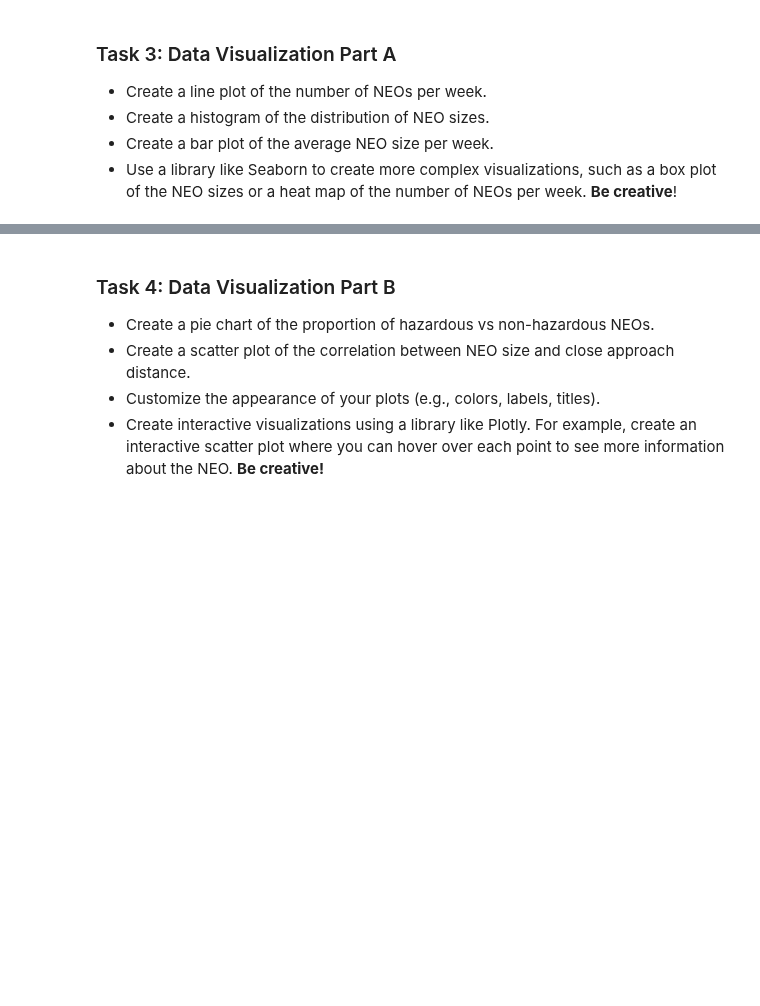
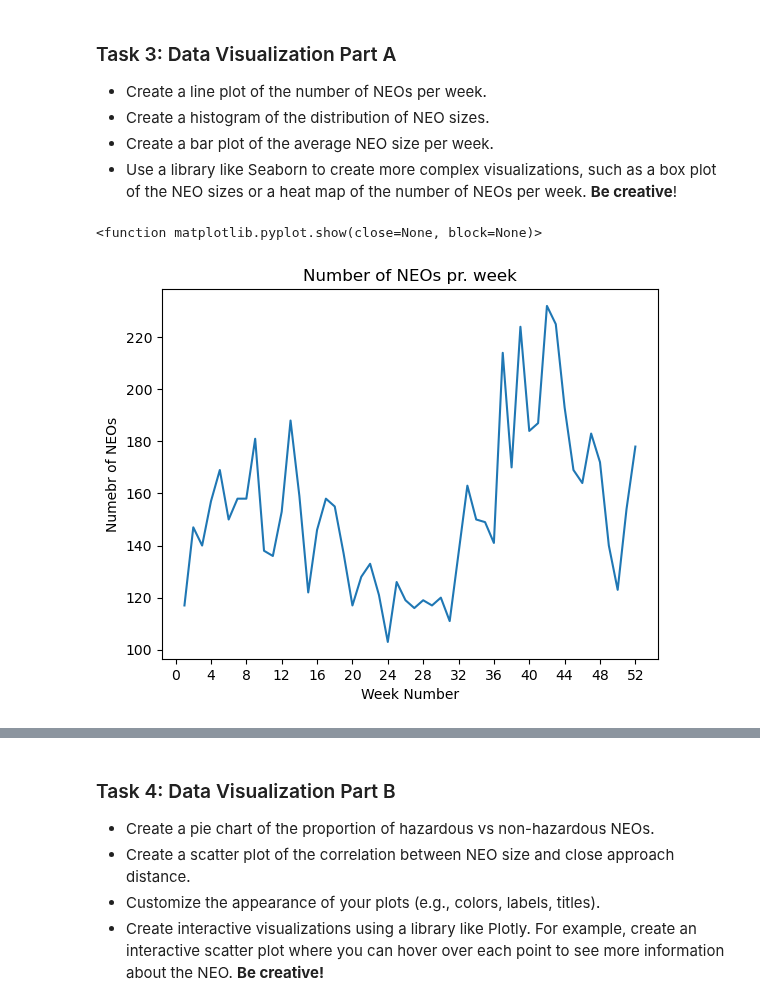
Before and after one commit to HatzeDJ/62444-Repository, a Jupyter notebook: 5_nasa_data_collection_and_visualization.ipynb, the cells around one changed output, grey strips where cells are left out. Saved outputs shown, nothing was run; the diff lists cells and outputs as text; code cells hidden in the pictures; blank space fills up the shorter version.

Commit message:
Update task 3

```diff
--- a/5_nasa_data_collection_and_visualization.ipynb
+++ b/5_nasa_data_collection_and_visualization.ipynb
@@ -132,3 +132,31 @@ Name: is_potentially_hazardous_asteroid, dtype: float64
 - Create a histogram of the distribution of NEO sizes.
 - Create a bar plot of the average NEO size per week.
 - Use a library like Seaborn to create more complex visualizations, such as a box plot of the NEO sizes or a heat map of the number of NEOs per week. **Be creative**!
+# %%
+# Write your code
+#Converts to datetime:
+df['close_approach_date'] = pd.to_datetime(df['close_approach_date'])
+
+#Finds weeknumber:
+df['week_number'] = df['close_approach_date'].dt.week
+
+df_num_neo = df.groupby('week_number').size().reset_index(name='Number of NEOs')
+# %%
+#Task 1
+import seaborn as sns
+import matplotlib.pyplot as plt
+import matplotlib.ticker as ticker
+
+#Create plot:
+ax_Line = sns.lineplot(data=df_num_neo, x = "week_number", y = 'Number of NEOs')
+#Set labels:
+ax_Line.set(xlabel = "Week Number",
+            ylabel = 'Numebr of NEOs',
+            title = "Number of NEOs pr. week")
+#Set x-axis interval:
+ax_Line.xaxis.set_major_locator(ticker.MultipleLocator(4))
+#Show graph:
+plt.show
+# %% [output]
+<function matplotlib.pyplot.show(close=None, block=None)>
+[figure, added]
```
Also changed, not shown: parts of 1 cell of this notebook.
